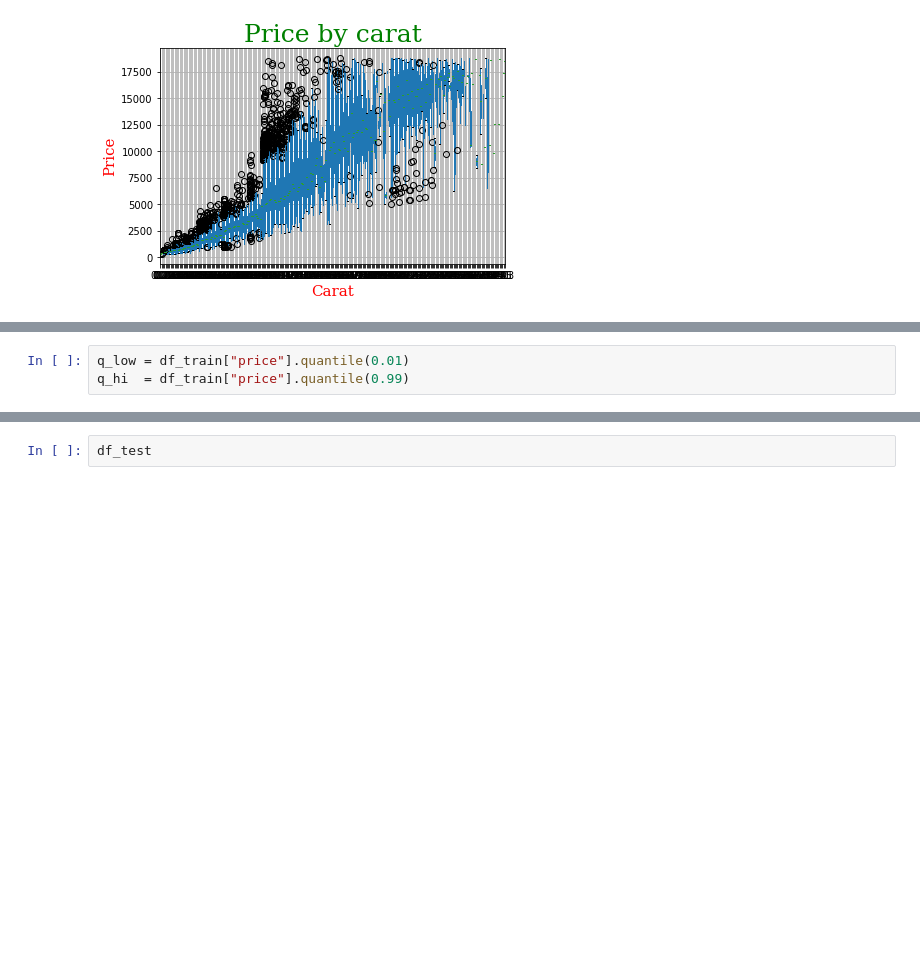
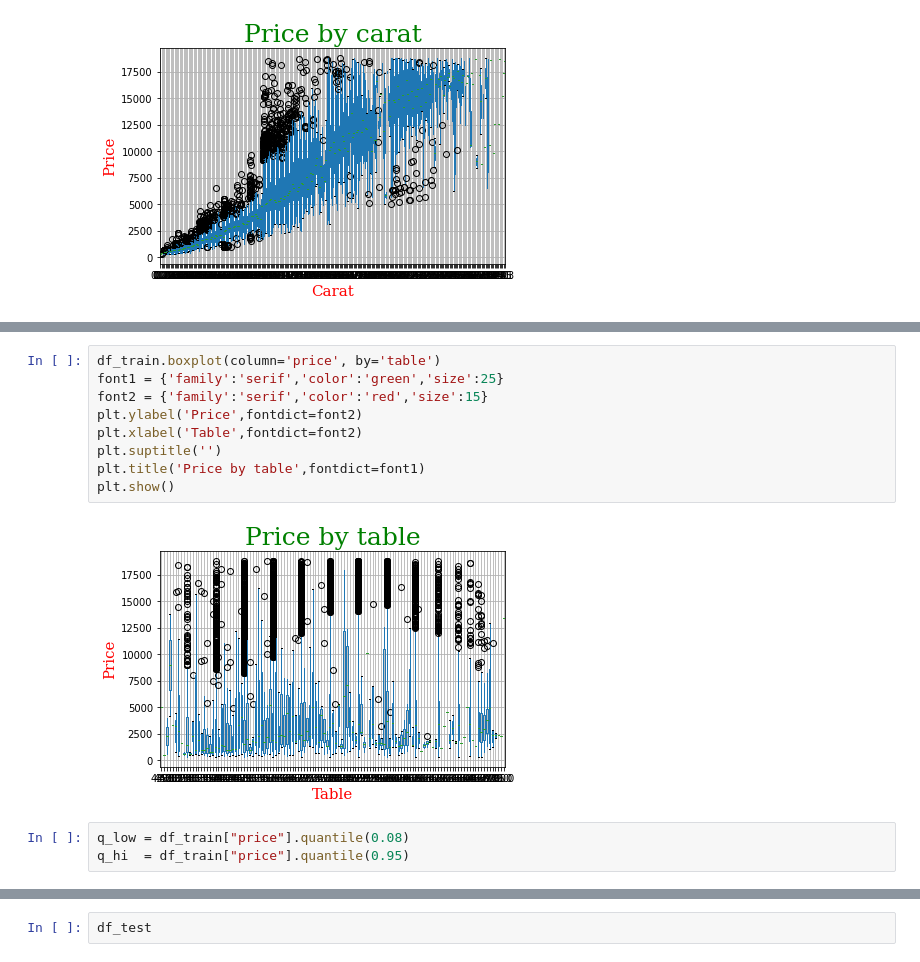
Before and after one commit to DiegoMerello/project3, a Jupyter notebook: starting-Copy2.ipynb, the cells around one changed output, grey strips where cells are left out. Drawn from its saved outputs; the diff is of its cells as text; blank space fills up the shorter version.

```diff
--- a/starting-Copy2.ipynb
+++ b/starting-Copy2.ipynb
@@ -65,6 +54,17 @@ plt.show()
+# %%
+df_train.boxplot(column='price', by='table')
+font1 = {'family':'serif','color':'green','size':25}
+font2 = {'family':'serif','color':'red','size':15}
+plt.ylabel('Price',fontdict=font2)
+plt.xlabel('Table',fontdict=font2)
+plt.suptitle('')
+plt.title('Price by table',fontdict=font1)
+plt.show()
+# %% [output]
+[figure, added]
 # %%
-q_low = df_train["price"].quantile(0.01)
-q_hi  = df_train["price"].quantile(0.99)
+q_low = df_train["price"].quantile(0.08)
+q_hi  = df_train["price"].quantile(0.95)
 # %%
 df_train = df_train[(df_train["price"] < q_hi) & (df_train["price"] > q_low)]
 df_train
```
Also changed, not shown: parts of 7 cells of this notebook, 5 other files.
